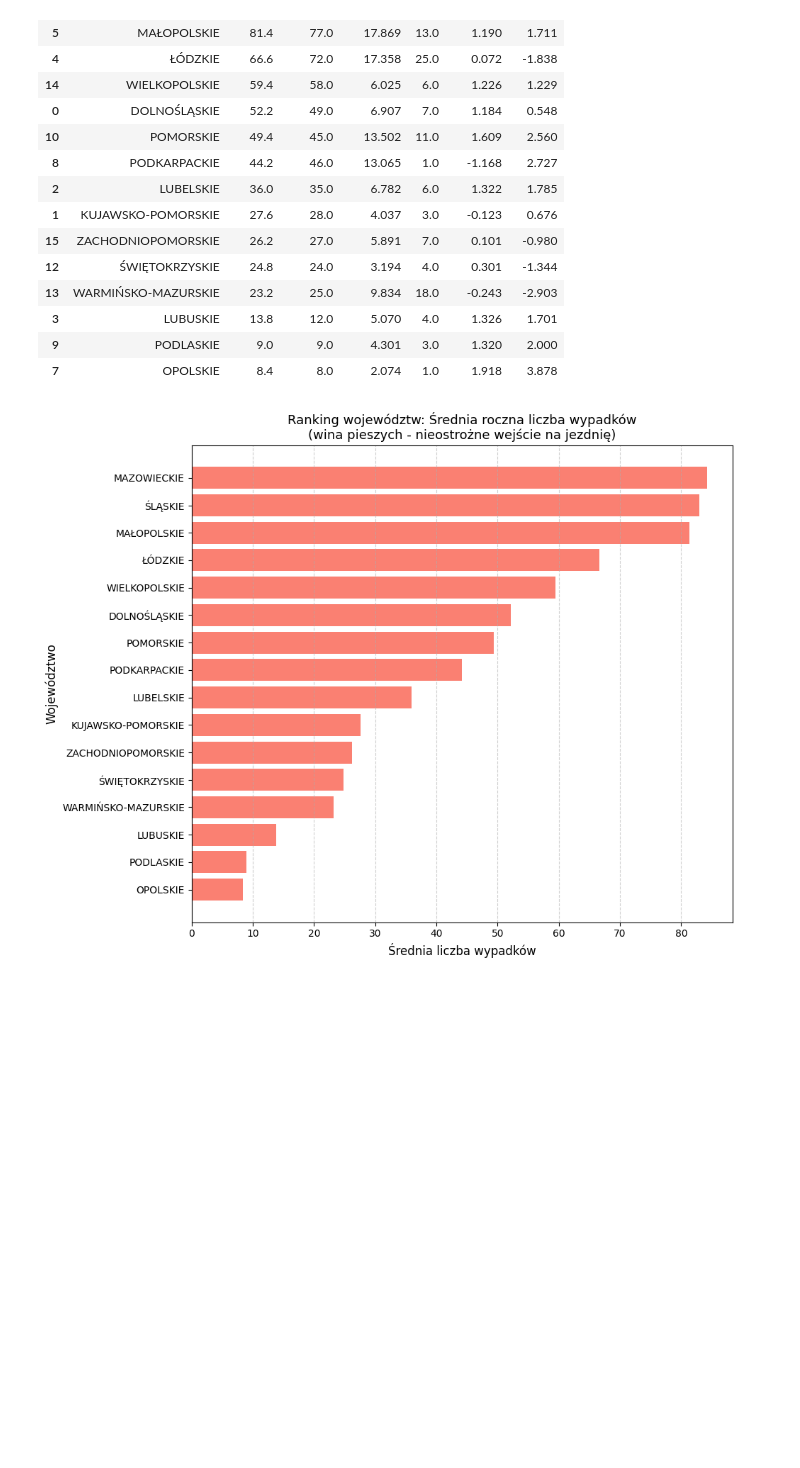
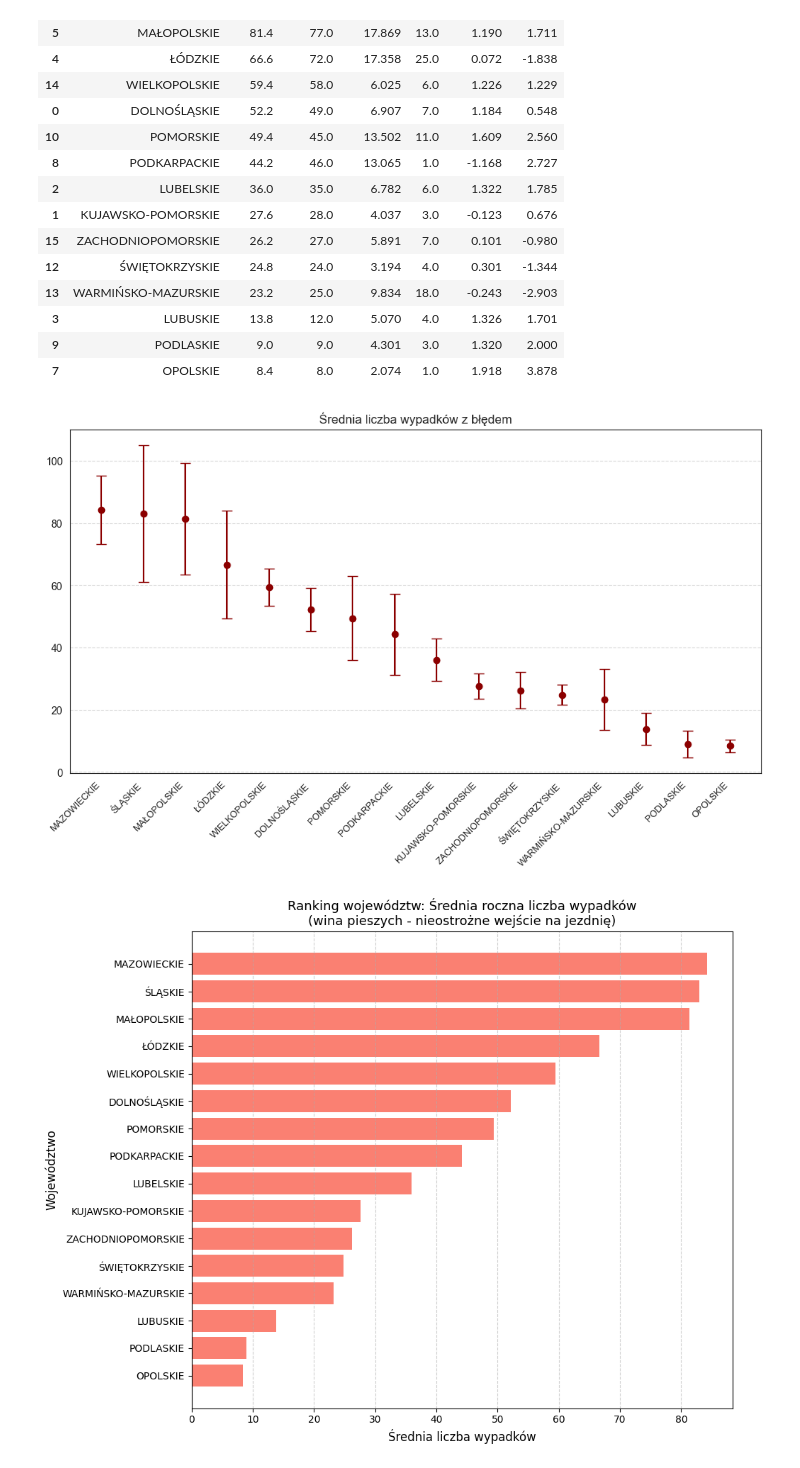
Before and after one commit to wiktoria-gliniecka/ggplotki, a Jupyter notebook: statystyki-opisowe.ipynb, the cells around one changed output. Drawn from its saved outputs; the diff is of its cells as text; code cells hidden in the pictures; blank space fills up the shorter version.

```diff
--- a/statystyki-opisowe.ipynb
+++ b/statystyki-opisowe.ipynb
@@ -312,6 +312,16 @@ STATYSTYKI CZASOWE (2020-2024) DLA: WINA PIESZYCH - NIEOSTROŻNE WEJŚCIE NA JEZ
 | 3 | LUBUSKIE | 13.8 | 12.0 | 5.070 | 4.0 | 1.326 | 1.701 |
 | 9 | PODLASKIE | 9.0 | 9.0 | 4.301 | 3.0 | 1.320 | 2.000 |
 | 7 | OPOLSKIE | 8.4 | 8.0 | 2.074 | 1.0 | 1.918 | 3.878 |
+# %%
+plt.figure(figsize=(12, 6))
+plt.errorbar(ranking_woj_piesi['Województwo'], ranking_woj_piesi['Średnia'],
+             yerr=ranking_woj_piesi['Odch. std.'], fmt='o', color='darkred', capsize=5)
+plt.xticks(rotation=45, ha='right', fontsize=9)
+plt.title('Średnia liczba wypadków z błędem')
+plt.grid(axis='y', linestyle='--', alpha=0.7)
+plt.show()
+# %% [output]
+[figure, added]
 # %%
 wykres_piesi = ranking_woj_piesi.sort_values(by='Średnia', ascending=True)
 
```
Also changed, not shown: parts of 7 cells of this notebook.
